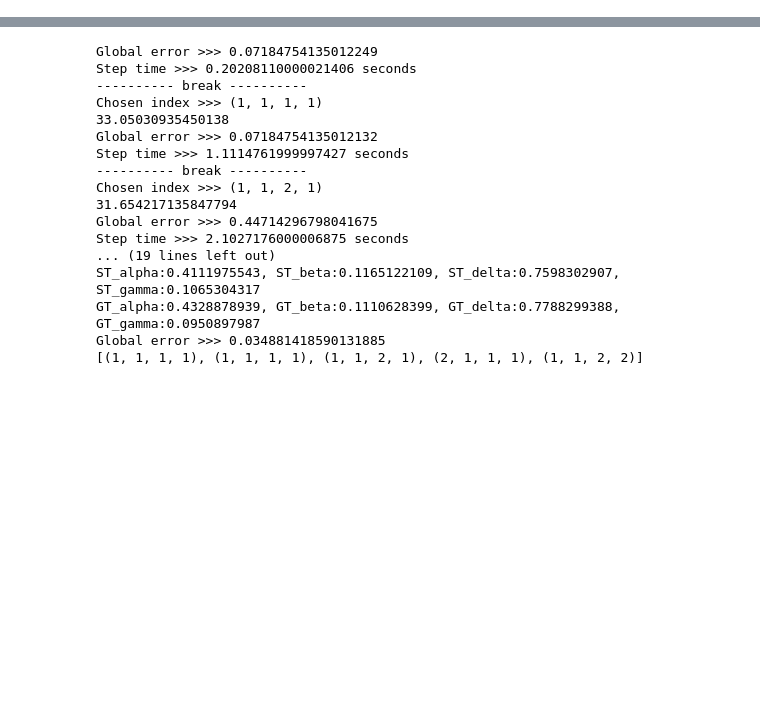
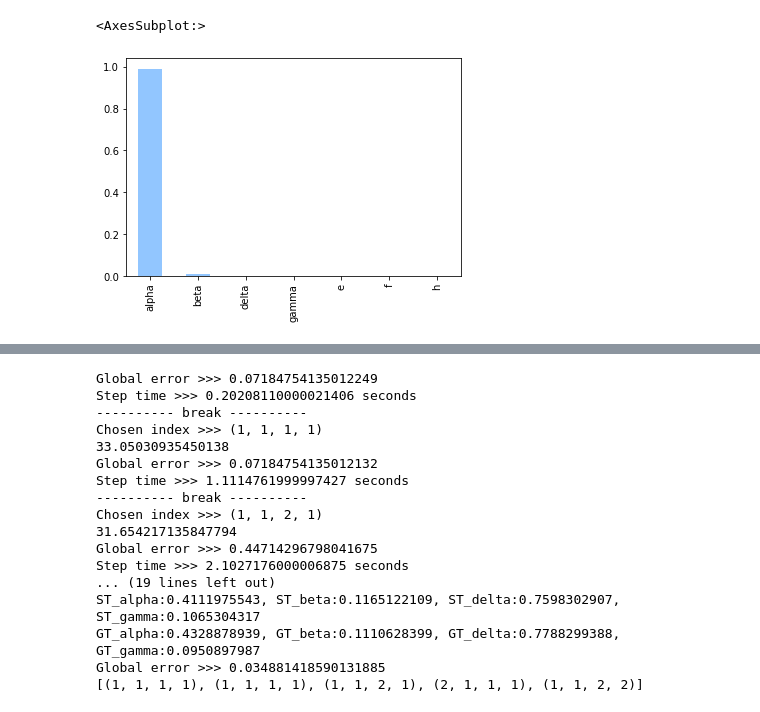
Before and after one commit to JeffreyDillonLyons/curse_breaking, a Jupyter notebook: adaptive_solver/scripts/home.ipynb, the cells around one changed output, grey strips where cells are left out. Saved outputs shown, nothing was run; the diff lists cells and outputs as text; code cells hidden in the pictures; blank space fills up the shorter version.

```diff
--- a/adaptive_solver/scripts/home.ipynb
+++ b/adaptive_solver/scripts/home.ipynb
@@ -20,0 +614,8 @@ def c(s):
+# %%
+test = pd.read_csv('total_order_indices_3+2022-05-09.csv')
+test = test.drop(columns='Unnamed: 0')
+t = test.iloc[30,:]
+t.plot(kind='bar')
+# %% [output]
+<AxesSubplot:>
+[figure, added]
```
Also changed, not shown: parts of 29 cells of this notebook, 22 other files.
